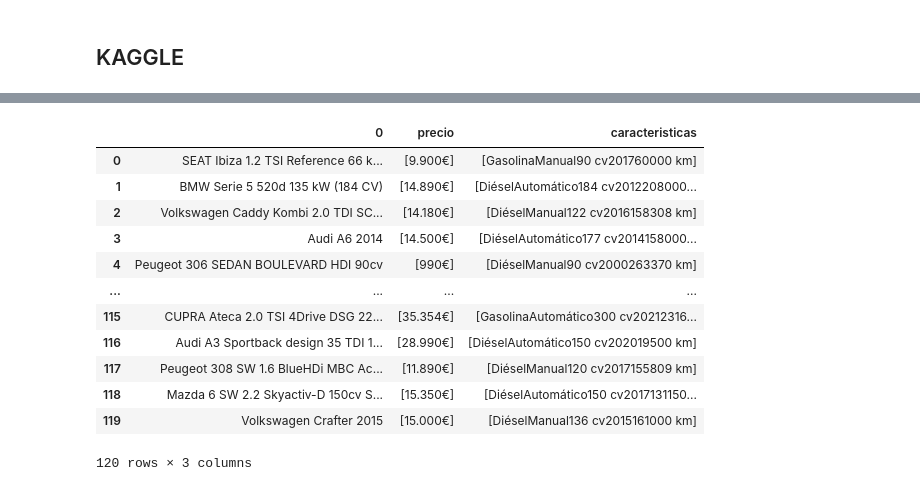
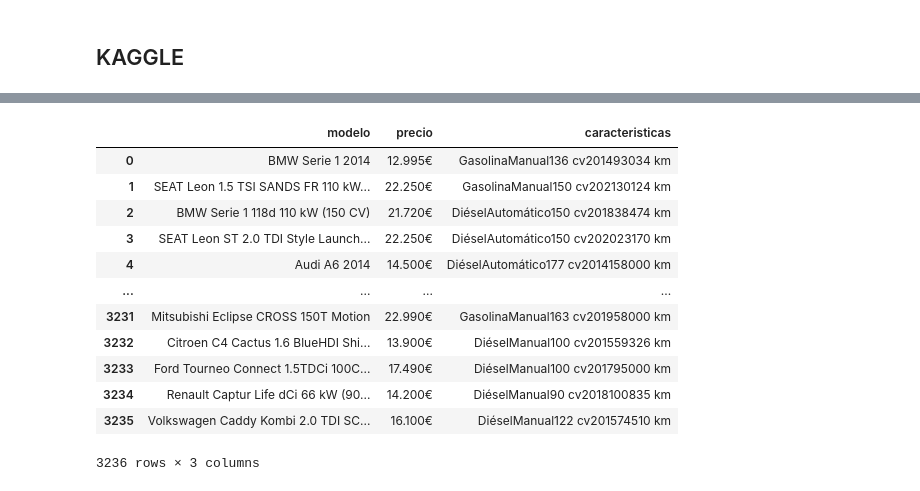
Before and after one commit to adripradm/W5-ETL_project, a Jupyter notebook: Untitled.ipynb, the cells around one changed output, grey strips where cells are left out. Saved outputs shown, nothing was run; the diff lists cells and outputs as text; code cells hidden in the pictures.

```diff
--- a/Untitled.ipynb
+++ b/Untitled.ipynb
@@ -674,16 +635,37 @@ df['caracteristicas']=combustible
 # %%
-df
+wallapop(url2)
-# %% [output]
-|  | 0 | precio | caracteristicas |
-| 0 | SEAT Ibiza 1.2 TSI Reference 66 k... | [9.900€] | [GasolinaManual90 cv201760000 km] |
-| 1 | BMW Serie 5 520d 135 kW (184 CV) | [14.890€] | [DiéselAutomático184 cv2012208000... |
-| 2 | Volkswagen Caddy Kombi 2.0 TDI SC... | [14.180€] | [DiéselManual122 cv2016158308 km] |
-| 3 | Audi A6 2014 | [14.500€] | [DiéselAutomático177 cv2014158000... |
-| 4 | Peugeot 306 SEDAN BOULEVARD HDI 90cv | [990€] | [DiéselManual90 cv2000263370 km] |
-| ... | ... | ... | ... |
-| 115 | CUPRA Ateca 2.0 TSI 4Drive DSG 22... | [35.354€] | [GasolinaAutomático300 cv20212316... |
-| 116 | Audi A3 Sportback design 35 TDI 1... | [28.990€] | [DiéselAutomático150 cv202019500 km] |
-| 117 | Peugeot 308 SW 1.6 BlueHDi MBC Ac... | [11.890€] | [DiéselManual120 cv2017155809 km] |
-| 118 | Mazda 6 SW 2.2 Skyactiv-D 150cv S... | [15.350€] | [DiéselAutomático150 cv2017131150... |
-| 119 | Volkswagen Crafter 2015 | [15.000€] | [DiéselManual136 cv2015161000 km] |
-120 rows × 3 columns
+# %%
+def wallapop(url2):
+
+    url2='https://es.wallapop.com/app/search?category_ids=100&filters_source=seo_landing&longitude=-3.69196&latitude=40.41956'
+    driver=webdriver.Chrome(PATH, options=opciones)
+    driver.get(url2)
+    sleep(randint(1,2))
+    cookies=driver.find_element_by_xpath('//*[@id="didomi-notice-agree-button"]')
+    cookies.click()
+    sleep(randint(2,10))
+    roll=driver.find_element_by_xpath('//*[@id="btn-load-more"]/button')
+    roll.click()
+    def run_script():
+
+        driver.execute_script("window.scrollTo(0, document.body.scrollHeight);")
+
+    count = 0
+    while count < 80:
+        run_script()
+        count+=1
+        time.sleep(2)
+
+    soup = bs(driver.page_source, 'html.parser')
+
+    modelo =[e.text.strip().split('\n') for e in soup.find_all(class_='ItemCardWide__title d-inline-block text-truncate w-100')]
+    precio=[" ".join(i.text.strip().split('\n')) for i in soup.find_all(class_='ItemCardWide__price ItemCardWide__price--bold')]
+    combustible=[" ".join(c.text.split('\n')) for c in soup.find_all(class_='ItemExtraInfo d-flex')]
+
+    df=pd.DataFrame(modelo)
+    df['precio']=precio
+    df['caracteristicas']=combustible
+    df.rename(columns={0: "modelo"}, inplace=True)
+
+
+    return df
@@ -689,0 +674,17 @@ df
+# %%
+df=wallapop(url2)
+df
+# %% [output]
+|  | modelo | precio | caracteristicas |
+| 0 | BMW Serie 1 2014 | 12.995€ | GasolinaManual136 cv201493034 km |
+| 1 | SEAT Leon 1.5 TSI SANDS FR 110 kW... | 22.250€ | GasolinaManual150 cv202130124 km |
+| 2 | BMW Serie 1 118d 110 kW (150 CV) | 21.720€ | DiéselAutomático150 cv201838474 km |
+| 3 | SEAT Leon ST 2.0 TDI Style Launch... | 22.250€ | DiéselAutomático150 cv202023170 km |
+| 4 | Audi A6 2014 | 14.500€ | DiéselAutomático177 cv2014158000 km |
+| ... | ... | ... | ... |
+| 3231 | Mitsubishi Eclipse CROSS 150T Motion | 22.990€ | GasolinaManual163 cv201958000 km |
+| 3232 | Citroen C4 Cactus 1.6 BlueHDI Shi... | 13.900€ | DiéselManual100 cv201559326 km |
+| 3233 | Ford Tourneo Connect 1.5TDCi 100C... | 17.490€ | DiéselManual100 cv201795000 km |
+| 3234 | Renault Captur Life dCi 66 kW (90... | 14.200€ | DiéselManual90 cv2018100835 km |
+| 3235 | Volkswagen Caddy Kombi 2.0 TDI SC... | 16.100€ | DiéselManual122 cv201574510 km |
+3236 rows × 3 columns
```
Also changed, not shown: parts of 34 cells of this notebook, 3 other files.
